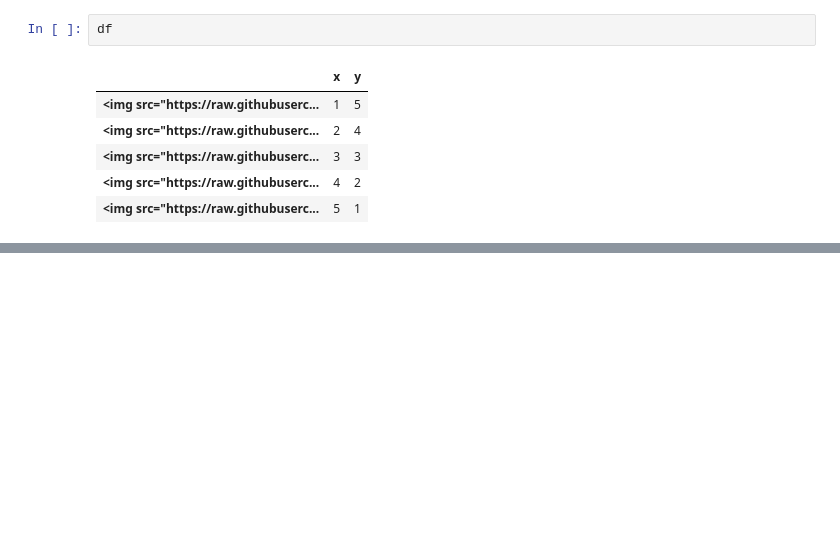
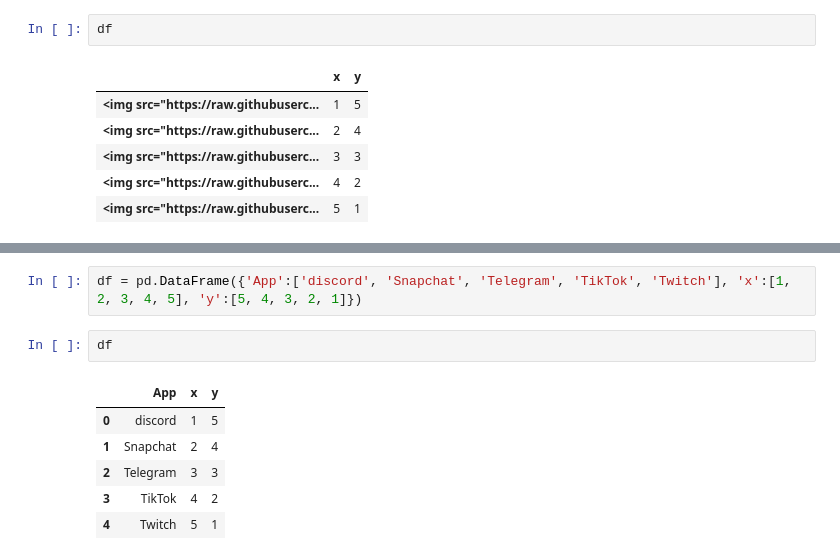
Before and after one commit to dimitris1ps/country_flags, a Jupyter notebook: Example flag png Dataframe.ipynb, the cells around one changed output, grey strips where cells are left out. Drawn from its saved outputs; the diff is of its cells as text; blank space fills up the shorter version.

```diff
--- a/Example flag png Dataframe.ipynb
+++ b/Example flag png Dataframe.ipynb
@@ -72,0 +151,11 @@ df.T.style.set_properties(**{'text-align': 'center'})
+# %%
+df = pd.DataFrame({'App':['discord', 'Snapchat', 'Telegram', 'TikTok', 'Twitch'], 'x':[1, 2, 3, 4, 5], 'y':[5, 4, 3, 2, 1]})
+# %%
+df
+# %% [output]
+|  | App | x | y |
+| 0 | discord | 1 | 5 |
+| 1 | Snapchat | 2 | 4 |
+| 2 | Telegram | 3 | 3 |
+| 3 | TikTok | 4 | 2 |
+| 4 | Twitch | 5 | 1 |
```
Also changed, not shown: parts of 11 cells of this notebook.
